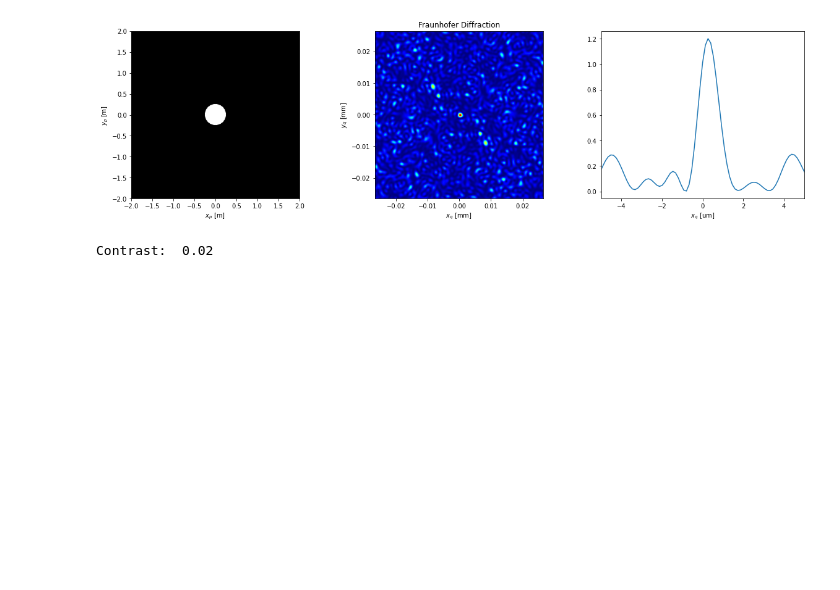
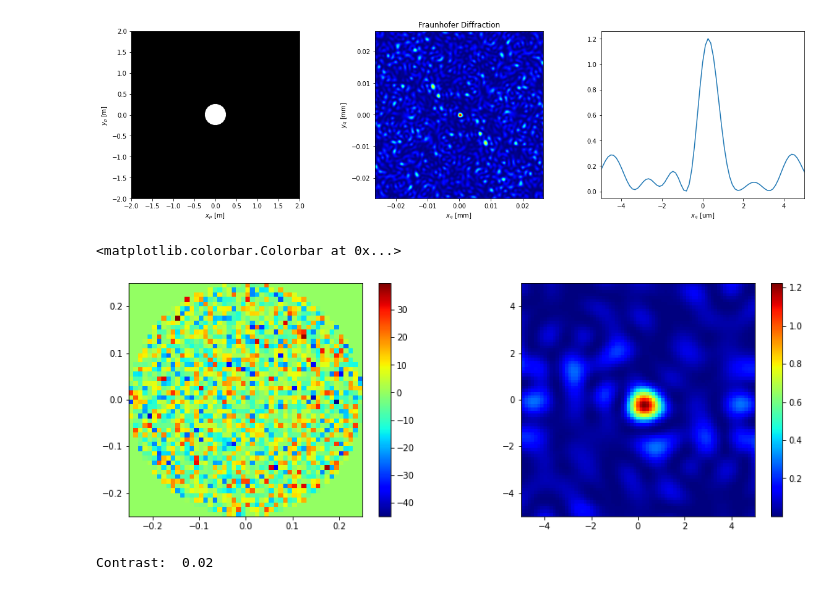
Before and after one commit to AkiraTerao/AT, a Jupyter notebook: diffraction.ipynb, the cells around one changed output. Cells and saved outputs as stored; diff of their text form; code cells hidden in the pictures; blank space fills up the shorter version.

```diff
--- a/diffraction.ipynb
+++ b/diffraction.ipynb
@@ -169,6 +169,24 @@ plt.xlabel('$x_q$ [um]')
 F:  2.0
 Text(0.5, 0, '$x_q$ [um]')
 [figure]
+# %%
+plt.figure(figsize=(15,5))
+plt.subplot(1,2,1)
+plt.imshow(np.imag(Z2), extent=[-D/2, D/2, -D/2, D/2],cmap='jet')
+plt.xlim([-r,r])
+plt.ylim([-r,r])
+plt.colorbar()
+
+plt.subplot(1,2,2)
+
+extent= [1e6 * v[0], 1e6 * v[-1], 1e6 * v[0], 1e6 * v[-1]]
+plt.imshow(I_fraun2, extent=extent,cmap='jet')
+plt.xlim([-5,5])
+plt.ylim([-5,5])
+plt.colorbar()
+# %% [output]
+<matplotlib.colorbar.Colorbar at 0x...>
+[figure, added]
 # %%
 x3 = np.arange(-10e-3,10e-3,1e-5)
 pat = np.sin(2*np.pi/1e-3*x3)+1
```
